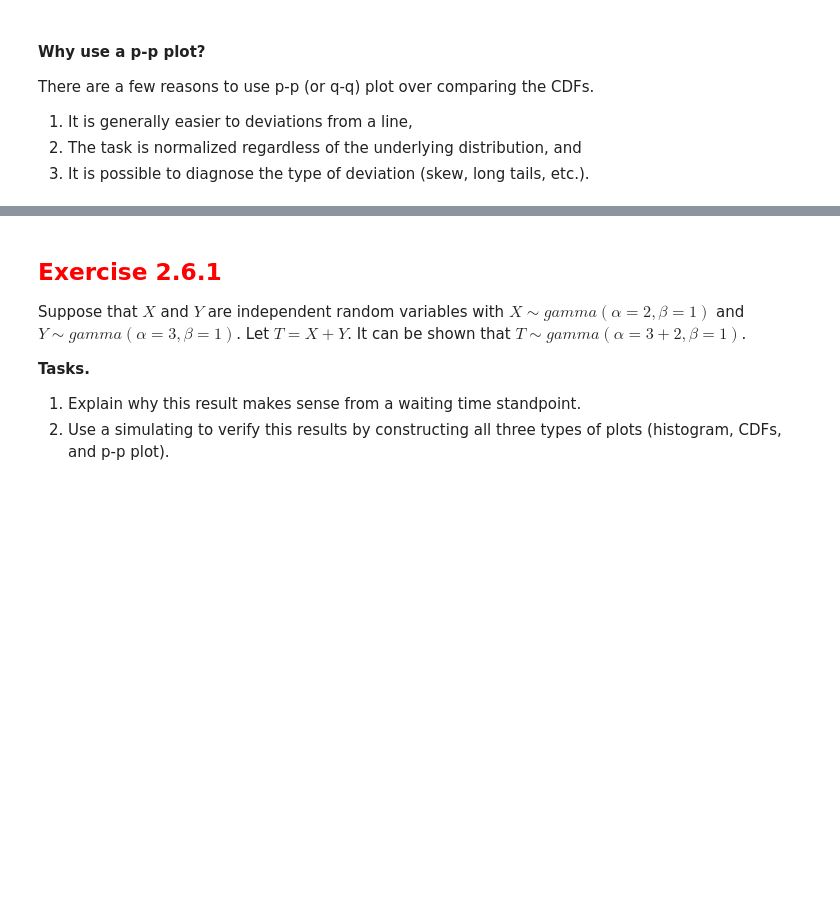
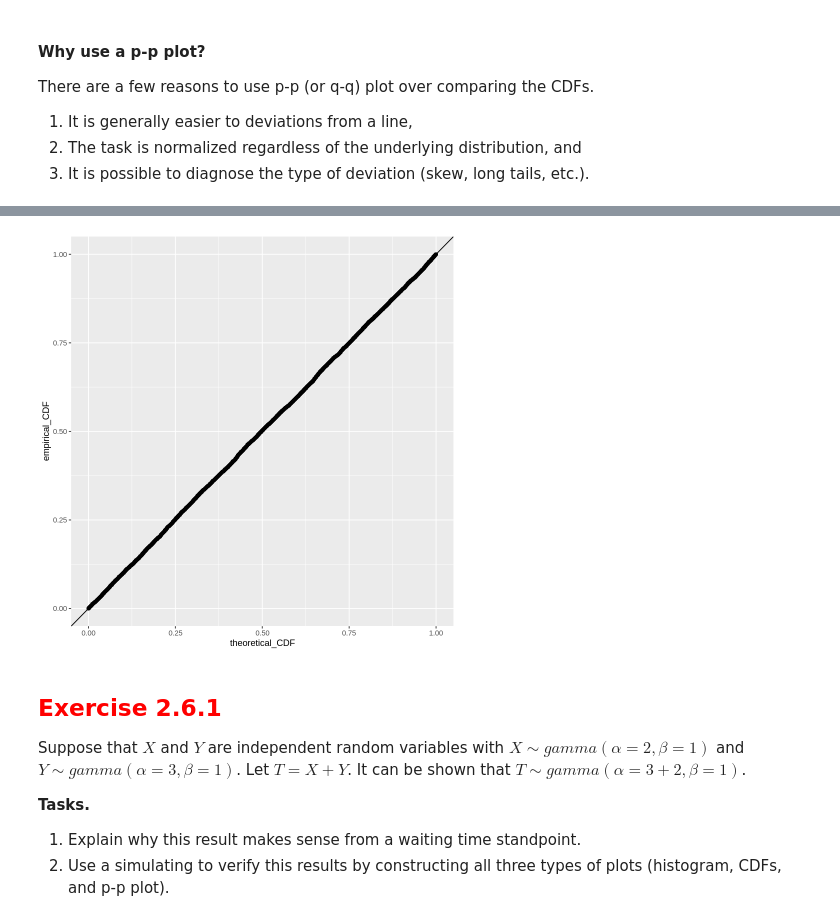
Before and after one commit to yardsale8/probability_simulations_in_R, a Jupyter notebook: 1_6_plotting_estimated_distributions.ipynb, the cells around one changed output, grey strips where cells are left out. Saved outputs shown, nothing was run; the diff lists cells and outputs as text; code cells hidden in the pictures; blank space fills up the shorter version.

```diff
--- a/1_6_plotting_estimated_distributions.ipynb
+++ b/1_6_plotting_estimated_distributions.ipynb
@@ -159,3 +172,9 @@ There are a few reasons to use p-p (or q-q) plot over comparing the CDFs.
+# %%
+ggplot(data = gamma_CDFs) +
+   geom_abline(aes(slope = 1, intercept = 0)) +
+   geom_point(aes(x = theoretical_CDF, y = empirical_CDF))
+# %% [output]
+[figure, added]
 # %% [markdown]
 ## <font color="red"> Exercise 2.6.1 </font>
 
```
Also changed, not shown: parts of 10 cells of this notebook.
